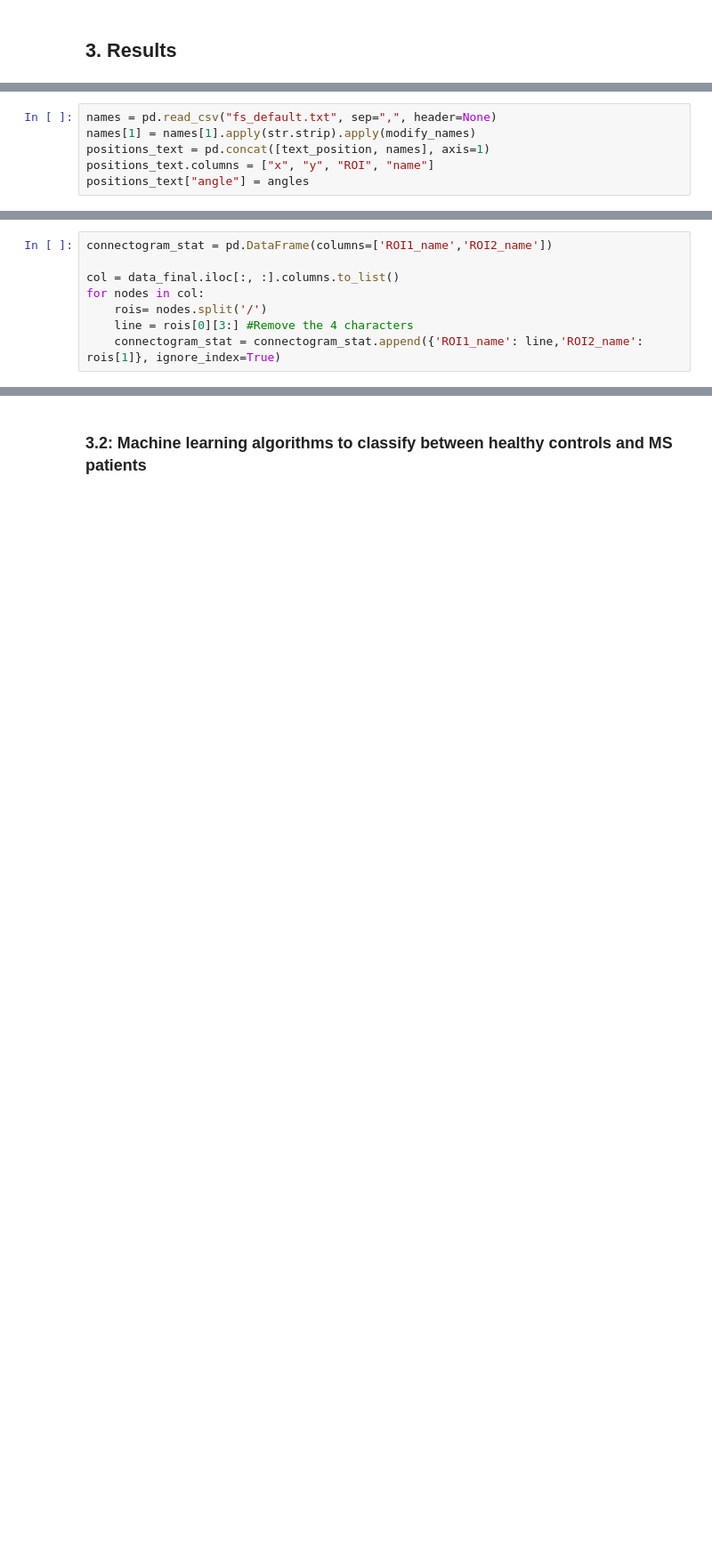
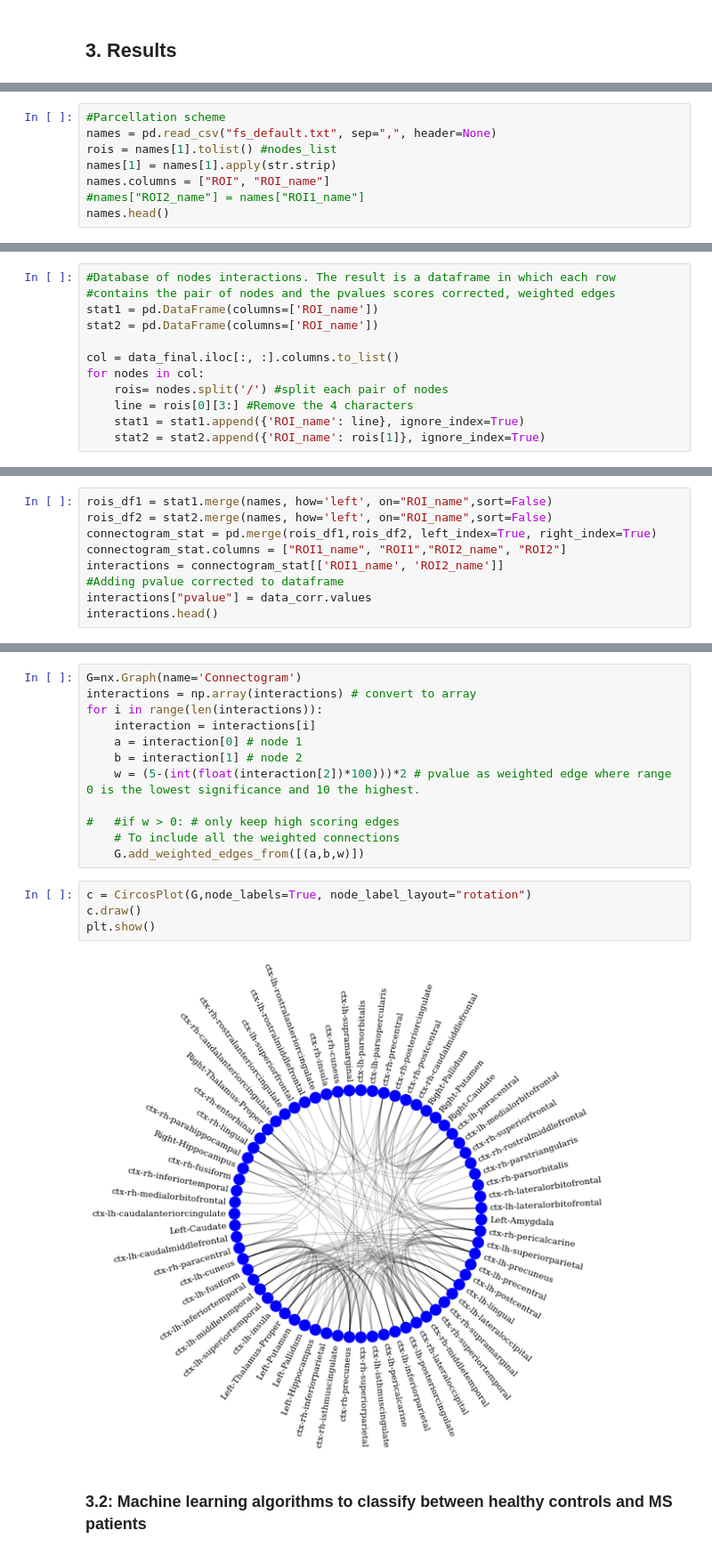
Before and after one commit to FrancescVP/Capstone_Project, a Jupyter notebook: TFM_final.ipynb, the cells around one changed output, grey strips where cells are left out. Shown at 89% size. Drawn from its saved outputs; the diff is of its cells as text; blank space fills up the shorter version.

```diff
--- a/TFM_final.ipynb
+++ b/TFM_final.ipynb
@@ -413,6 +393,8 @@ text_position.columns = ["x", "y"]
 # %%
+#Parcellation scheme
 names = pd.read_csv("fs_default.txt", sep=",", header=None)
-names[1] = names[1].apply(str.strip).apply(modify_names)
-positions_text = pd.concat([text_position, names], axis=1)
-positions_text.columns = ["x", "y", "ROI", "name"]
-positions_text["angle"] = angles
+rois = names[1].tolist() #nodes_list
+names[1] = names[1].apply(str.strip)
+names.columns = ["ROI", "ROI_name"]
+#names["ROI2_name"] = names["ROI1_name"]
+names.head()
@@ -422,8 +408,12 @@ positions_text.tail()
 # %%
-connectogram_stat = pd.DataFrame(columns=['ROI1_name','ROI2_name'])
+#Database of nodes interactions. The result is a dataframe in which each row
+#contains the pair of nodes and the pvalues scores corrected, weighted edges
+stat1 = pd.DataFrame(columns=['ROI_name'])
+stat2 = pd.DataFrame(columns=['ROI_name'])
 
 col = data_final.iloc[:, :].columns.to_list()
 for nodes in col:
-    rois= nodes.split('/')
+    rois= nodes.split('/') #split each pair of nodes
     line = rois[0][3:] #Remove the 4 characters
-    connectogram_stat = connectogram_stat.append({'ROI1_name': line,'ROI2_name': rois[1]}, ignore_index=True)
+    stat1 = stat1.append({'ROI_name': line}, ignore_index=True)
+    stat2 = stat2.append({'ROI_name': rois[1]}, ignore_index=True)
@@ -431,0 +420,9 @@ connectogram_stat.head()
+# %%
+rois_df1 = stat1.merge(names, how='left', on="ROI_name",sort=False)
+rois_df2 = stat2.merge(names, how='left', on="ROI_name",sort=False)
+connectogram_stat = pd.merge(rois_df1,rois_df2, left_index=True, right_index=True)
+connectogram_stat.columns = ["ROI1_name", "ROI1","ROI2_name", "ROI2"]
+interactions = connectogram_stat[['ROI1_name', 'ROI2_name']]
+#Adding pvalue corrected to dataframe
+interactions["pvalue"] = data_corr.values
+interactions.head()
@@ -432,3 +441,21 @@ connectogram_stat.head()
+# %%
+G=nx.Graph(name='Connectogram')
+interactions = np.array(interactions) # convert to array
+for i in range(len(interactions)):
+    interaction = interactions[i]
+    a = interaction[0] # node 1
+    b = interaction[1] # node 2
+    w = (5-(int(float(interaction[2])*100)))*2 # pvalue as weighted edge where range 0 is the lowest significance and 10 the highest.
+
+#   #if w > 0: # only keep high scoring edges
+    # To include all the weighted connections
+    G.add_weighted_edges_from([(a,b,w)])
+# %%
+c = CircosPlot(G,node_labels=True, node_label_layout="rotation")
+c.draw()
+plt.show()
+# %% [output]
+[figure, added]
 # %% [markdown]
 ### 3.2: Machine learning algorithms to classify between healthy controls and MS patients
 # %%
```
Also changed, not shown: parts of 32 cells of this notebook.
